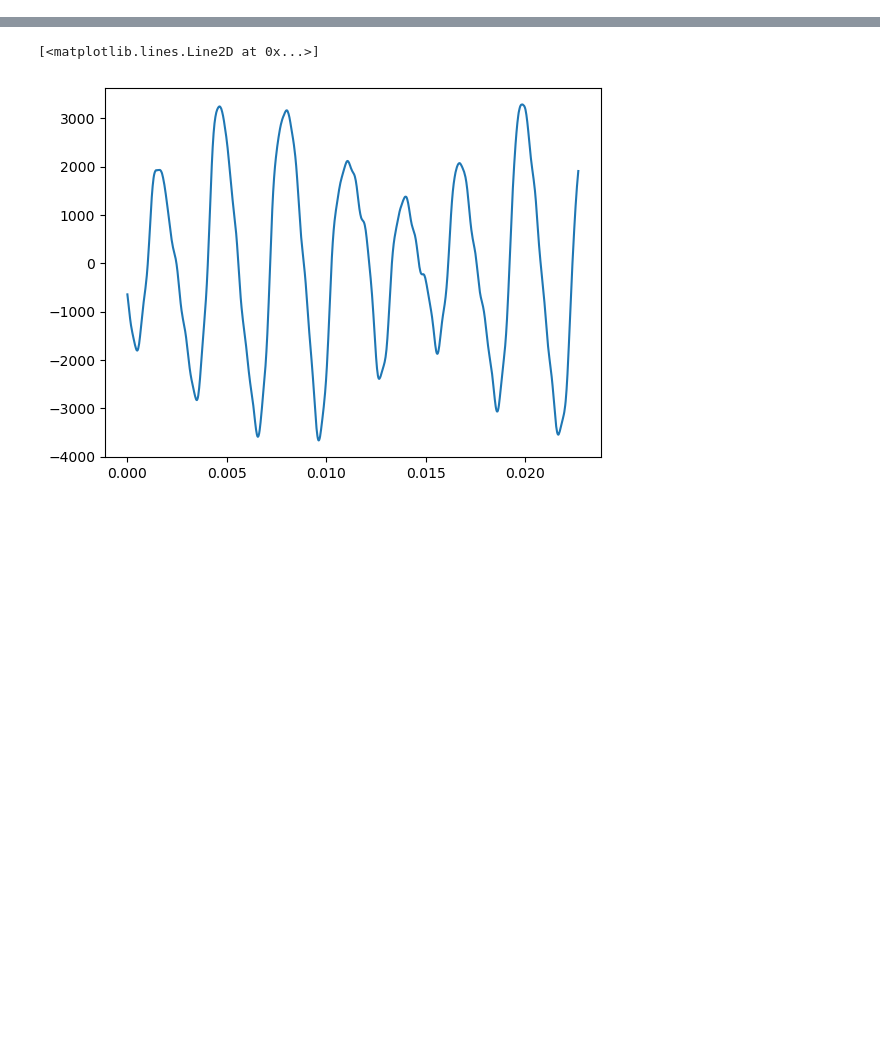
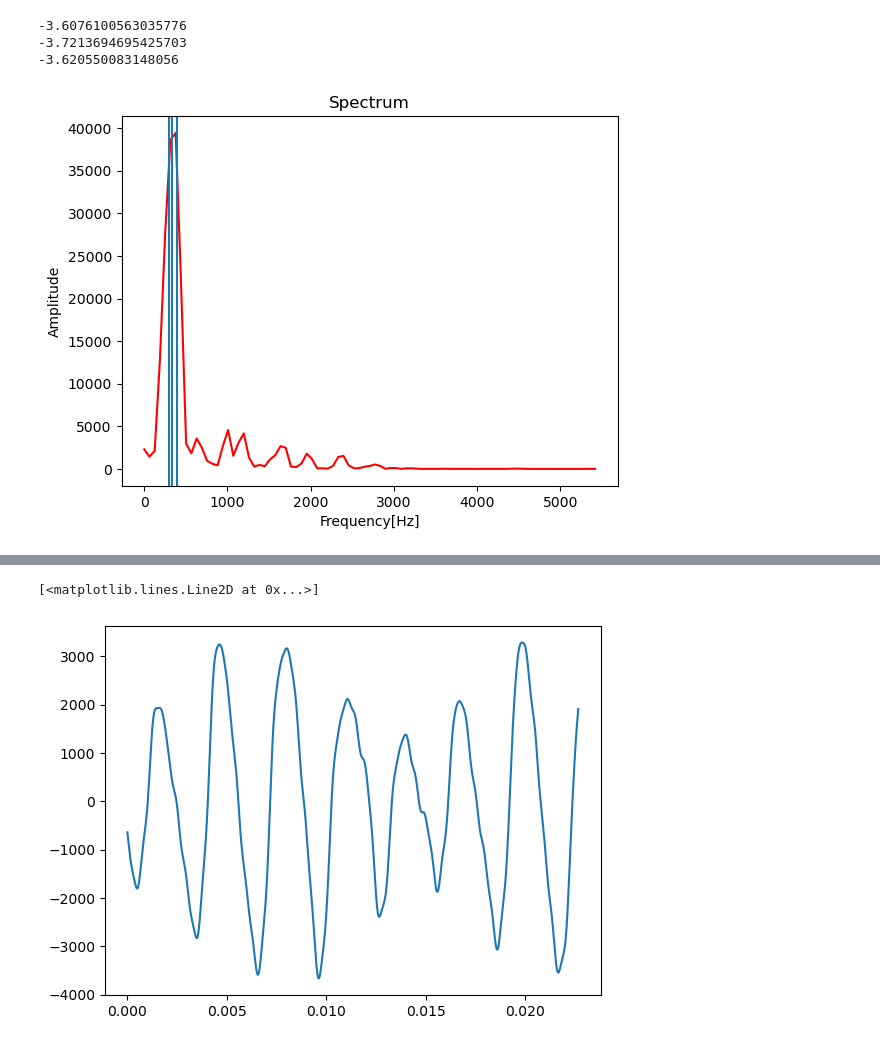
Before and after one commit to josephinecowley/Score-follower, a Jupyter notebook: viterbi_experiments/viterbi_state_duration_models.ipynb, the cells around one changed output, grey strips where cells are left out. Saved outputs shown, nothing was run; the diff lists cells and outputs as text; code cells hidden in the pictures; blank space fills up the shorter version.

```diff
--- a/viterbi_experiments/viterbi_state_duration_models.ipynb
+++ b/viterbi_experiments/viterbi_state_duration_models.ipynb
@@ -314,0 +212,17 @@ for _, i in enumerate(sample_indices[:39]):
+# %%
+time_samples = np.linspace(0, len(audio_data[0])/sample_rate, 700)
+helper.plot_fft(audio_data[26])
+plt.axvline(392)
+plt.axvline(330)
+plt.axvline(294)
+# plt.axvline(262) # not real
+j=26
+
+print(-helper.stable_nlml(time_samples, audio_data[j], M=9, normalised=False, f=[392, 330], T=0.465, v=2.37, sigma_n = 0.1,sigma_f =1/ 500000,cov_dict=None )**0.05)
+print(-helper.stable_nlml(time_samples, audio_data[j], M=9, normalised=False, f=score[4], T=0.465, v=2.37, sigma_n = 0.1,sigma_f =1/ 500000,cov_dict=None)**0.05)
+print(-helper.stable_nlml(time_samples, audio_data[j], M=9, normalised=False, f=score[5], T=0.465, v=2.37, sigma_n = 0.1,sigma_f =1/ 500000,cov_dict=None)**0.05)
+# %% [output]
+-3.6076100563035776
+-3.7213694695425703
+-3.620550083148056
+[figure, added]
```
Also changed, not shown: parts of 24 cells of this notebook, 2 other files.
